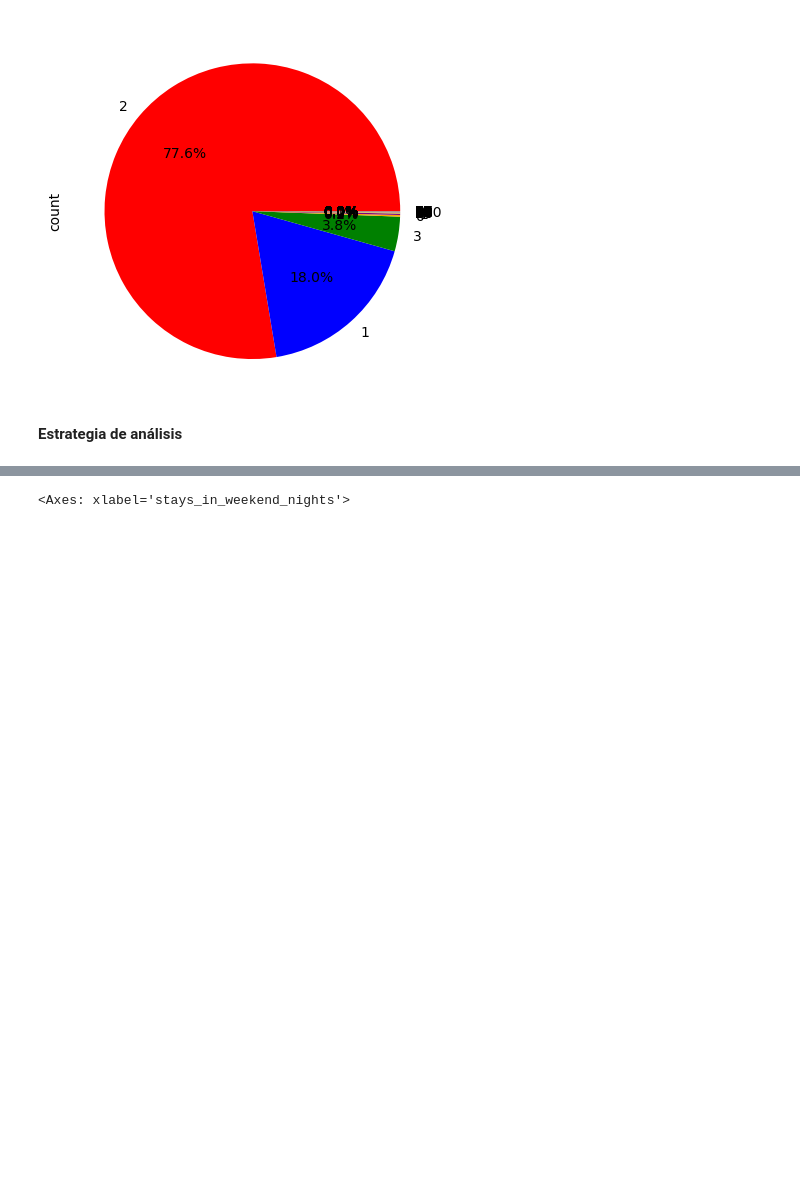
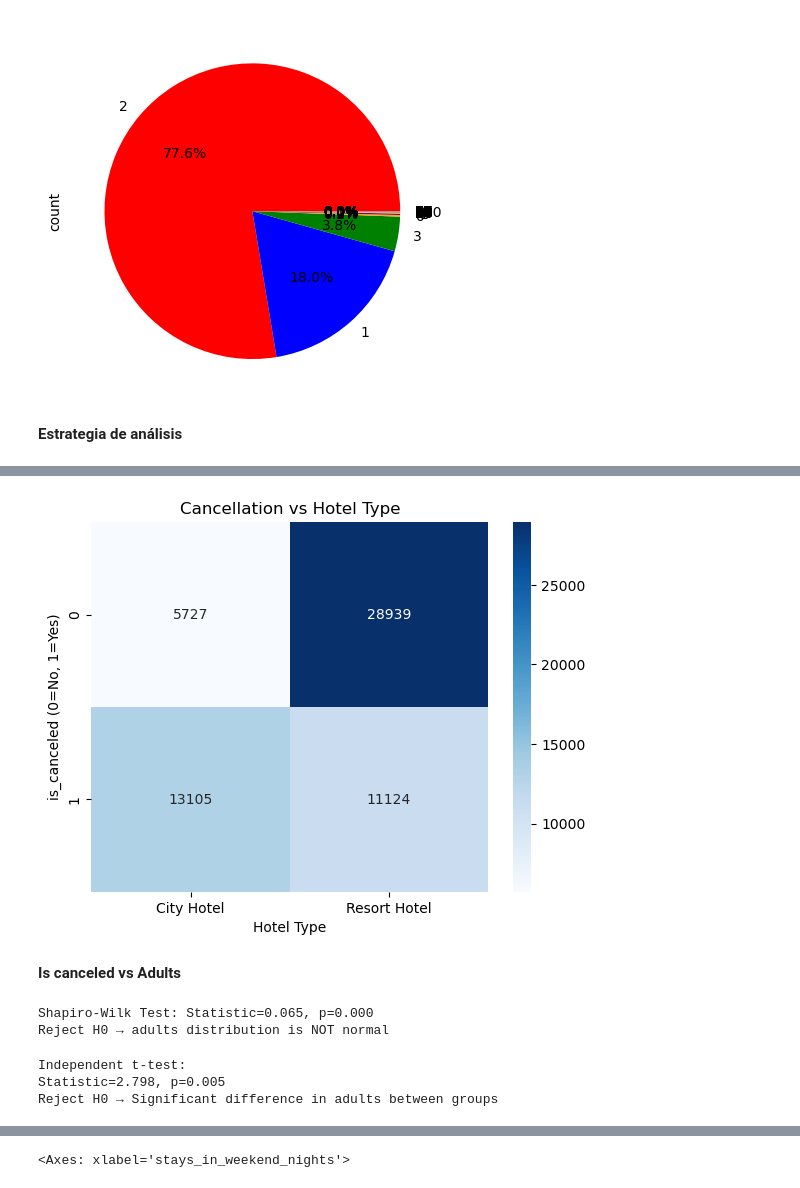
Before and after one commit to CatGelvez01/Ciencia_de_datos_aplicada_taller-1, a Jupyter notebook: taller1.ipynb, the cells around one changed output, grey strips where cells are left out. Saved outputs shown, nothing was run; the diff lists cells and outputs as text; code cells hidden in the pictures; blank space fills up the shorter version.

```diff
--- a/taller1.ipynb
+++ b/taller1.ipynb
@@ -430,0 +531,19 @@ data.groupby(['country'])['is_canceled'].count().plot(kind='pie')
+# %%
+# Hipotesis nula (H0): No hay asociación significativa entre la cancelación de reservas y el tipo de hotel.
+# Hipótesis alternativa (H1): Hay una asociación significativa entre la cancelación de reservas y el tipo de hotel.
+# Nivel de significancia: 0.05
+# Crear tabla de contingencia
+
+contingency_table = pd.crosstab(data["is_canceled"], data["hotel"])
+print("Contingency Table:\n", contingency_table)
+
+# Chi-Square test
+chi2, p, dof, expected = chi2_contingency(contingency_table)
+
+print("\nChi-Square Test Results")
+print(f"Chi2 Statistic = {chi2:.3f}, p-value = {p:.3f}, DOF = {dof}")
+
+if p > 0.05:
+    print("Fail to reject H0 → No hay asociación significativa entre la cancelación y el tipo de hotel")
+else:
+    print("Reject H0 → hay una asociación significativa entre la cancelación y el tipo de hotel")
@@ -430,0 +560,25 @@ data.groupby(['country'])['is_canceled'].count().plot(kind='pie')
+# %%
+sns.heatmap(contingency_table, annot=True, fmt="d", cmap="Blues")
+plt.title("Cancellation vs Hotel Type")
+plt.ylabel("is_canceled (0=No, 1=Yes)")
+plt.xlabel("Hotel Type")
+plt.show()
+# %% [output]
+[figure, added]
+# %% [markdown]
+**Is canceled vs Adults**
+# %%
+# Hipotesis nula (H0): La distribución de la variable 'adults' sigue una distribución normal.
+# Hipótesis alternativa (H1): La distribución de la variable 'adults' no sigue una distribución normal.
+# Nivel de significancia: 0.05
+
+stat, p = shapiro(data["adults"])
+print(f"Shapiro-Wilk Test: Statistic={stat:.3f}, p={p:.3f}")
+
+if p > 0.05:
+    print("Fail to reject H0 → La distribución de adults es normal")
+else:
+    print("Reject H0 → La distribución de adults NO es normal")
+# %% [output]
+Shapiro-Wilk Test: Statistic=0.065, p=0.000
+Reject H0 → adults distribution is NOT normal
@@ -430,0 +592,18 @@ data.groupby(['country'])['is_canceled'].count().plot(kind='pie')
+# %%
+# Prueba de t independiente (si ambas distribuciones son normales)
+# Hipótesis nula (H0): No hay diferencia significativa en el número de adultos entre reservas canceladas y no canceladas.
+# Hipótesis alternativa (H1): Hay una diferencia significativa en el número de adultos entre reservas canceladas y no canceladas.
+# Nivel de significancia: 0.05
+
+stat, p = ttest_ind(group_canceled, group_not_canceled)
+print("Independent t-test:")
+print(f"Statistic={stat:.3f}, p={p:.3f}")
+
+if p > 0.05:
+    print("Fail to reject H0 → No hay diferencia significativa en adultos entre grupos")
+else:
+    print("Reject H0 → diferencia significativa en adultos entre grupos")
+# %% [output]
+Independent t-test:
+Statistic=2.798, p=0.005
+Reject H0 → Significant difference in adults between groups
```
Also changed, not shown: parts of 18 cells of this notebook.
